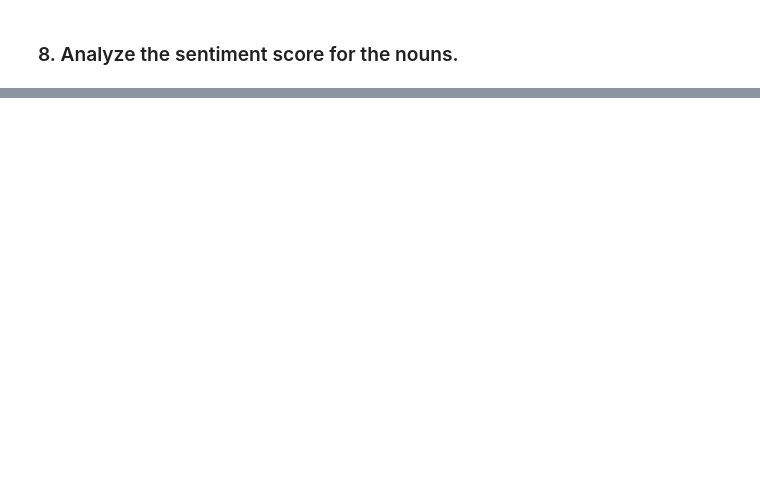
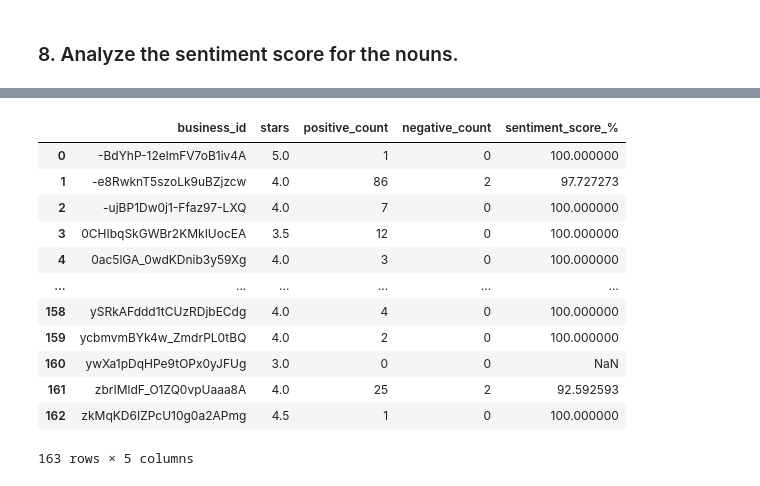
Before and after one commit to sathitvudh/stat628-module3-group4-fall2022-uwmadison, a Jupyter notebook: code/Review Analysis/Bar Reviews Sentiment Analysis.ipynb, the cells around one changed output, grey strips where cells are left out. Drawn from its saved outputs; the diff is of its cells as text; code cells hidden in the pictures; blank space fills up the shorter version.

Commit message:
Sentiment analysis for each keyword
Created csv files for analyzing sentiment

```diff
--- a/code/Review Analysis/Bar Reviews Sentiment Analysis.ipynb
+++ b/code/Review Analysis/Bar Reviews Sentiment Analysis.ipynb
@@ -435,2 +457,7 @@ SyntaxError: unexpected EOF while parsing (644840670.py, line 2)
 # %% [markdown]
 ### 8. Analyze the sentiment score for the nouns.
+# %%
+combined_word_list = []
+for i in range(len(combined_review_df)):
+    combined_word_i = txt_process(combined_review_df["review_text"][i])
+    combined_word_list.append(combined_word_i)
@@ -436,0 +530,50 @@ SyntaxError: unexpected EOF while parsing (644840670.py, line 2)
+# %%
+def key_score(keyword):
+    keyword_adj = adjWord(keyword, combined_word_list)
+
+    count_positive = []
+    count_negative = []
+
+    for adj_list in keyword_adj:
+        sum_pos = 0
+        sum_neg = 0
+        for adj in adj_list:
+            # First, check if the adjective can be sentimental analyzed
+            if adj in adj_classifier.keys():
+                # define positivity / negativity of the word
+                if adj_classifier[adj] == 'positive':
+                    sum_pos += 1
+                if adj_classifier[adj] == 'negative':
+                    sum_neg += 1
+        count_positive.append(sum_pos)
+        count_negative.append(sum_neg)
+
+    return count_positive, count_negative
+# %%
+def keyword_sentiment_df(keyword, outfile):
+    df = pd.DataFrame(business_CA["business_id"])
+    # add columns
+    df["stars"] = list(business_CA["stars"])
+    df["positive_count"] = key_score(keyword)[0]
+    df["negative_count"] = key_score(keyword)[1]
+    # calculate the percentage sentiment score
+    score = 100*np.array(count_positive)/(np.array(count_positive)+np.array(count_negative))
+    df["sentiment_score_%"] = score
+    df.to_csv(outfile + ".csv")
+    return df
+# %%
+keyword_sentiment_df("wine", "wine_sentiment")
+# %% [output]
+|  | business_id | stars | positive_count | negative_count | sentiment_score_% |
+| 0 | -BdYhP-12elmFV7oB1iv4A | 5.0 | 1 | 0 | 100.000000 |
+| 1 | -e8RwknT5szoLk9uBZjzcw | 4.0 | 86 | 2 | 97.727273 |
+| 2 | -ujBP1Dw0j1-Ffaz97-LXQ | 4.0 | 7 | 0 | 100.000000 |
+| 3 | 0CHIbqSkGWBr2KMkIUocEA | 3.5 | 12 | 0 | 100.000000 |
+| 4 | 0ac5lGA_0wdKDnib3y59Xg | 4.0 | 3 | 0 | 100.000000 |
+| ... | ... | ... | ... | ... | ... |
+| 158 | ySRkAFddd1tCUzRDjbECdg | 4.0 | 4 | 0 | 100.000000 |
+| 159 | ycbmvmBYk4w_ZmdrPL0tBQ | 4.0 | 2 | 0 | 100.000000 |
+| 160 | ywXa1pDqHPe9tOPx0yJFUg | 3.0 | 0 | 0 | NaN |
+| 161 | zbrIMldF_O1ZQ0vpUaaa8A | 4.0 | 25 | 2 | 92.592593 |
+| 162 | zkMqKD6IZPcU10g0a2APmg | 4.5 | 1 | 0 | 100.000000 |
+163 rows × 5 columns
```
Also changed, not shown: parts of 18 cells of this notebook, 31 other files.
